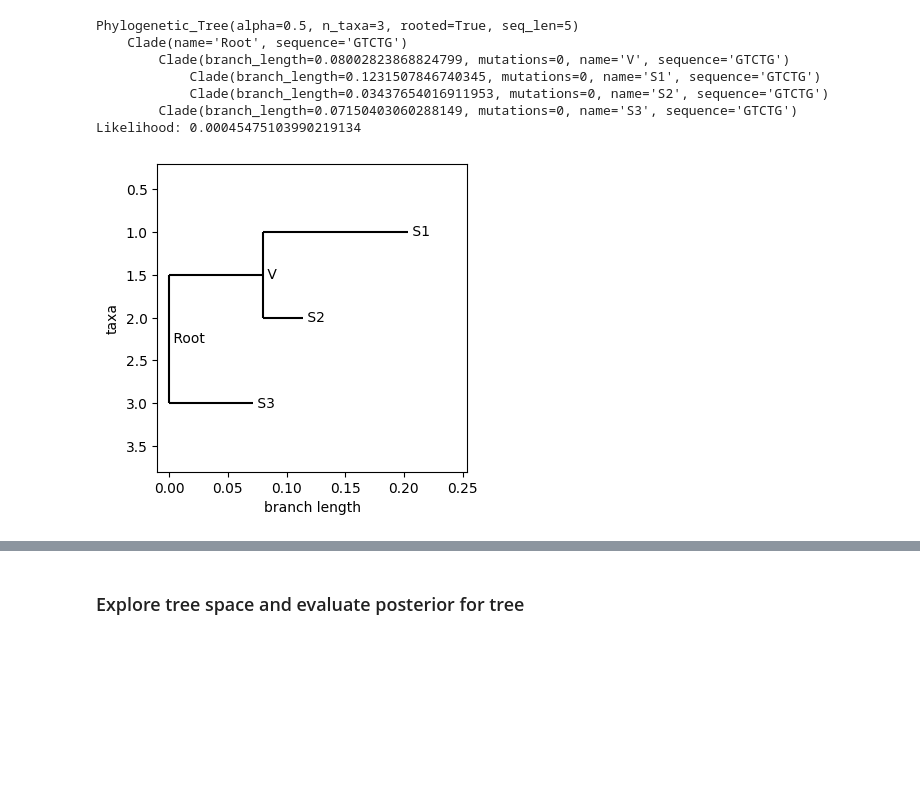
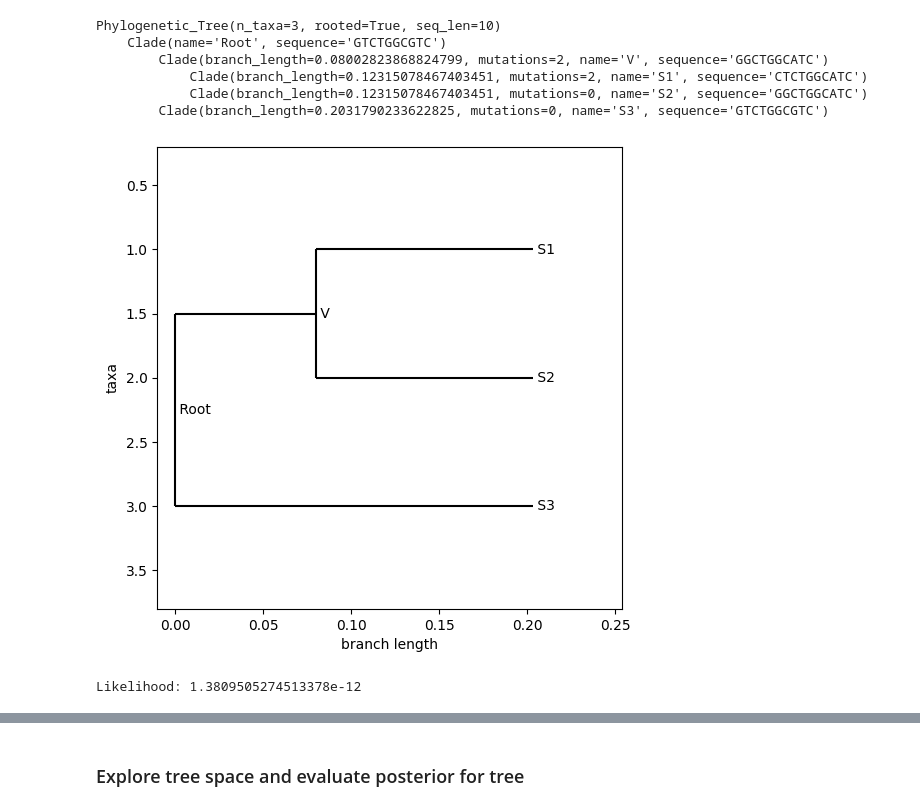
Before and after one commit to LeonMengoni/Bayesian-Phylogenetics, a Jupyter notebook: BayesianPhylogenetics.ipynb, the cells around one changed output, grey strips where cells are left out. Saved outputs shown, nothing was run; the diff lists cells and outputs as text; code cells hidden in the pictures; blank space fills up the shorter version.

```diff
--- a/BayesianPhylogenetics.ipynb
+++ b/BayesianPhylogenetics.ipynb
@@ -199,28 +15,24 @@ class Phylogenetic_Tree(Phylo.BaseTree.Tree):
 # %%
 # Generate a tree from file.
 
-seq_len = 5
-alpha = 0.5
+seq_len = 10
 
-file_path = "Trees\\"
-file_name = "tree_basic.dnd"
+tree_basic = Phylogenetic_Tree().read_from_file("Trees/tree_basic.dnd", "newick")
+tree_basic.generate_random_branch_lengths(distribution="exponential", type="ultrametric")
+tree_basic.generate_sequences(seq_len)
+print(tree_basic)
 
-tree_basic = Phylogenetic_Tree(seq_len, alpha).read_from_file(file_path + file_name)
-print(tree_basic)
+tree_basic.draw()
 print(f"Likelihood: {tree_basic.calculate_likelihood()}")
-
-# Draw tree
-_, ax = plt.subplots(figsize=(4,4))
-Phylo.draw(tree_basic, axes=ax)
 # %% [output]
-Phylogenetic_Tree(alpha=0.5, n_taxa=3, rooted=True, seq_len=5)
-    Clade(name='Root', sequence='GTCTG')
-        Clade(branch_length=0.08002823868824799, mutations=0, name='V', sequence='GTCTG')
-            Clade(branch_length=0.1231507846740345, mutations=0, name='S1', sequence='GTCTG')
-            Clade(branch_length=0.03437654016911953, mutations=0, name='S2', sequence='GTCTG')
-        Clade(branch_length=0.07150403060288149, mutations=0, name='S3', sequence='GTCTG')
-Likelihood: 0.00045475103990219134
+Phylogenetic_Tree(n_taxa=3, rooted=True, seq_len=10)
+    Clade(name='Root', sequence='GTCTGGCGTC')
+        Clade(branch_length=0.08002823868824799, mutations=2, name='V', sequence='GGCTGGCATC')
+            Clade(branch_length=0.12315078467403451, mutations=2, name='S1', sequence='CTCTGGCATC')
+            Clade(branch_length=0.12315078467403451, mutations=0, name='S2', sequence='GGCTGGCATC')
+        Clade(branch_length=0.2031790233622825, mutations=0, name='S3', sequence='GTCTGGCGTC')
-[figure, old version]
+[figure, new version]
+Likelihood: 1.3809505274513378e-12
 # %%
 # Generate a random tree and write to file
 
```
Also changed, not shown: parts of 17 cells of this notebook, 3 other files.
